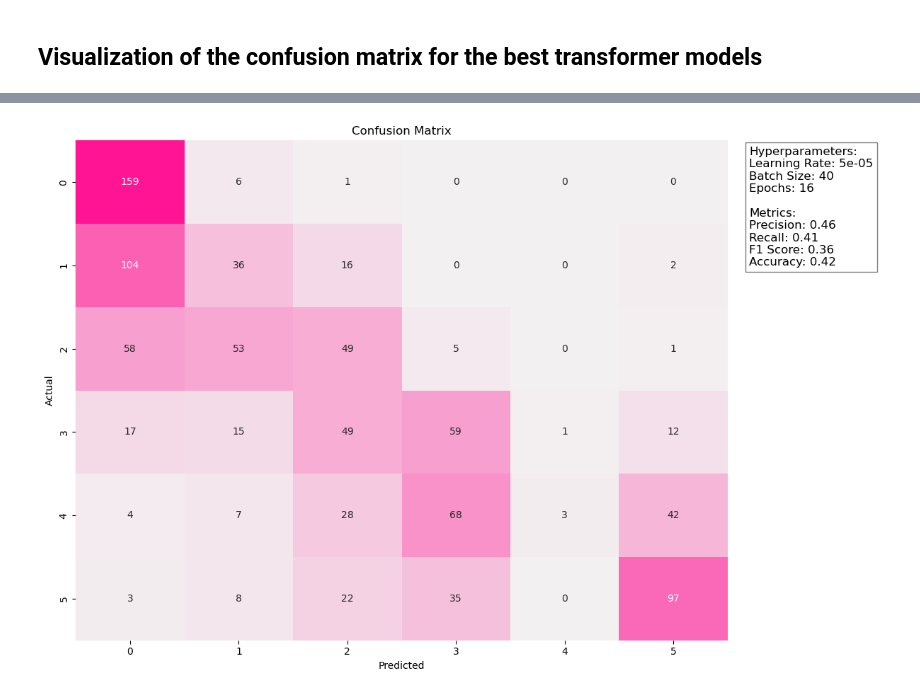
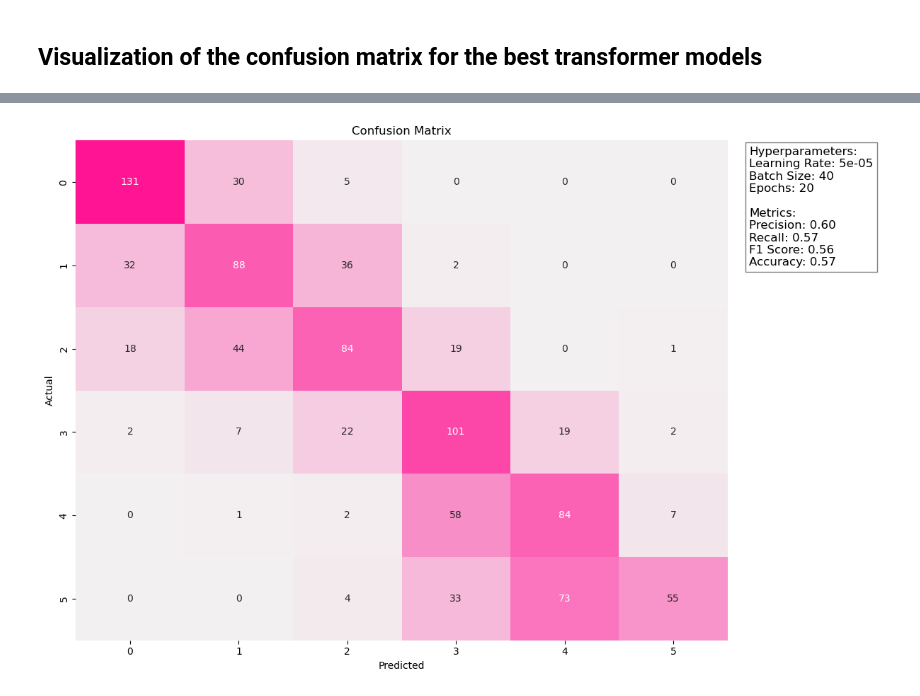
Before and after one commit to BeatriceVaienti/dsml_project, a Jupyter notebook: notebooks/models_evaluation_viz.ipynb, the cells around one changed output, grey strips where cells are left out. Cells and saved outputs as stored; diff of their text form; code cells hidden in the pictures.

Commit message:
new plots

```diff
--- a/notebooks/models_evaluation_viz.ipynb
+++ b/notebooks/models_evaluation_viz.ipynb
@@ -281,5 +273,5 @@ plot_best_metrics(df_camembert.iloc[0])
 # %%
 # Plot the best metrics and confusion matrix from the specified file
-plot_best_metrics('../hyperparameters_log/final_metrics_flaubert.json')
+plot_best_metrics('../hyperparameters_log/best_models_confusion_matrix/camembert_metrics.json')
 # %% [output]
-[figure, old version]
+[figure, new version]
```
Also changed, not shown: parts of 2 cells of this notebook, 6 other files.
